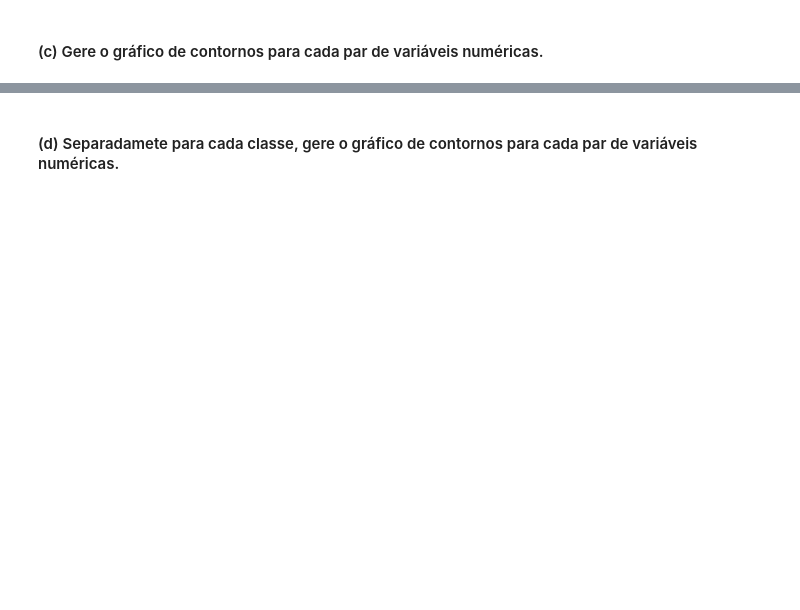
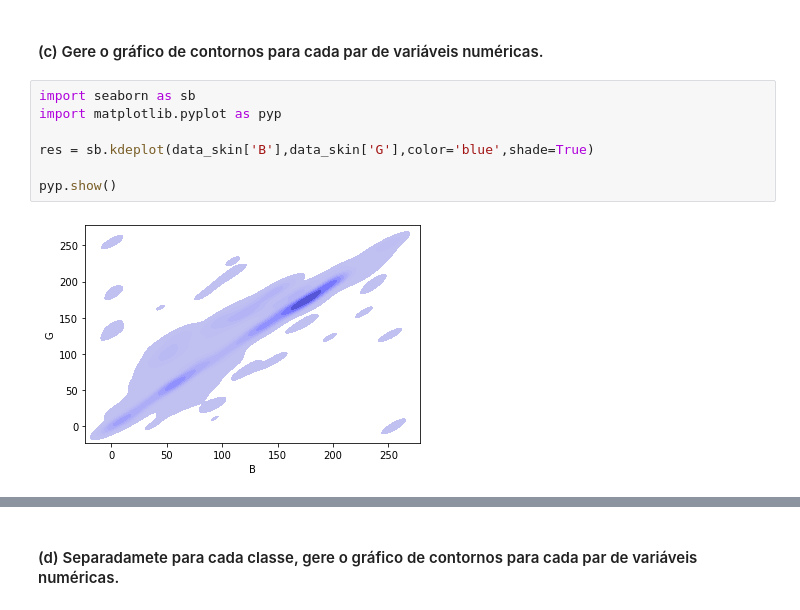
Before and after one commit to yuriresendematias/Aprendizagem-de-Maquina, a Jupyter notebook: Semana 6/Atividade6.ipynb, the cells around one changed output, grey strips where cells are left out. Saved outputs shown, nothing was run; the diff lists cells and outputs as text; blank space fills up the shorter version.

```diff
--- a/Semana 6/Atividade6.ipynb
+++ b/Semana 6/Atividade6.ipynb
@@ -108,2 +171,11 @@ while (i < 4):
 # %% [markdown]
 #### (c) Gere o gráfico de contornos para cada par de variáveis numéricas.
+# %%
+import seaborn as sb
+import matplotlib.pyplot as pyp
+
+res = sb.kdeplot(data_skin['B'],data_skin['G'],color='blue',shade=True)
+
+pyp.show()
+# %% [output]
+[figure, added]
```
Also changed, not shown: parts of 12 cells of this notebook, 3 other files.
